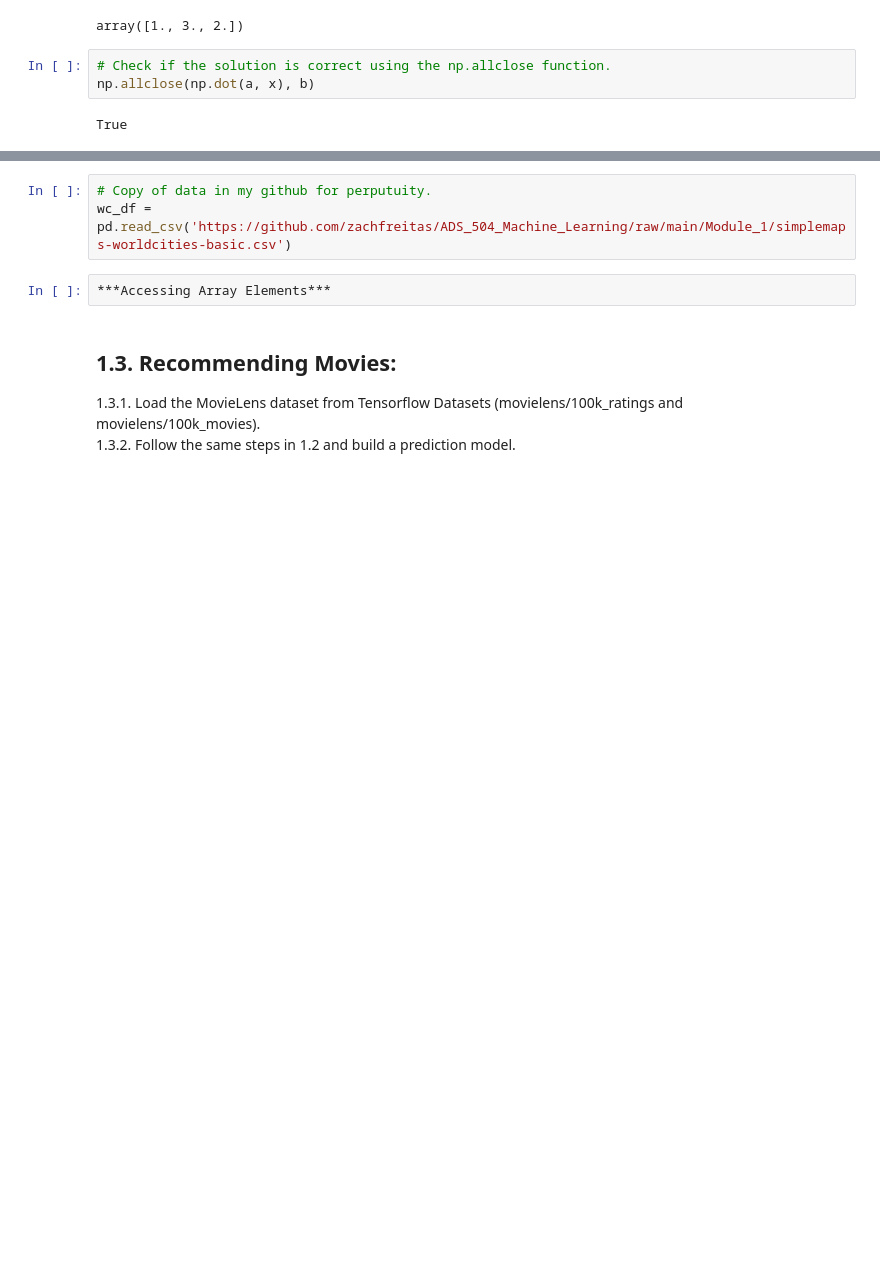
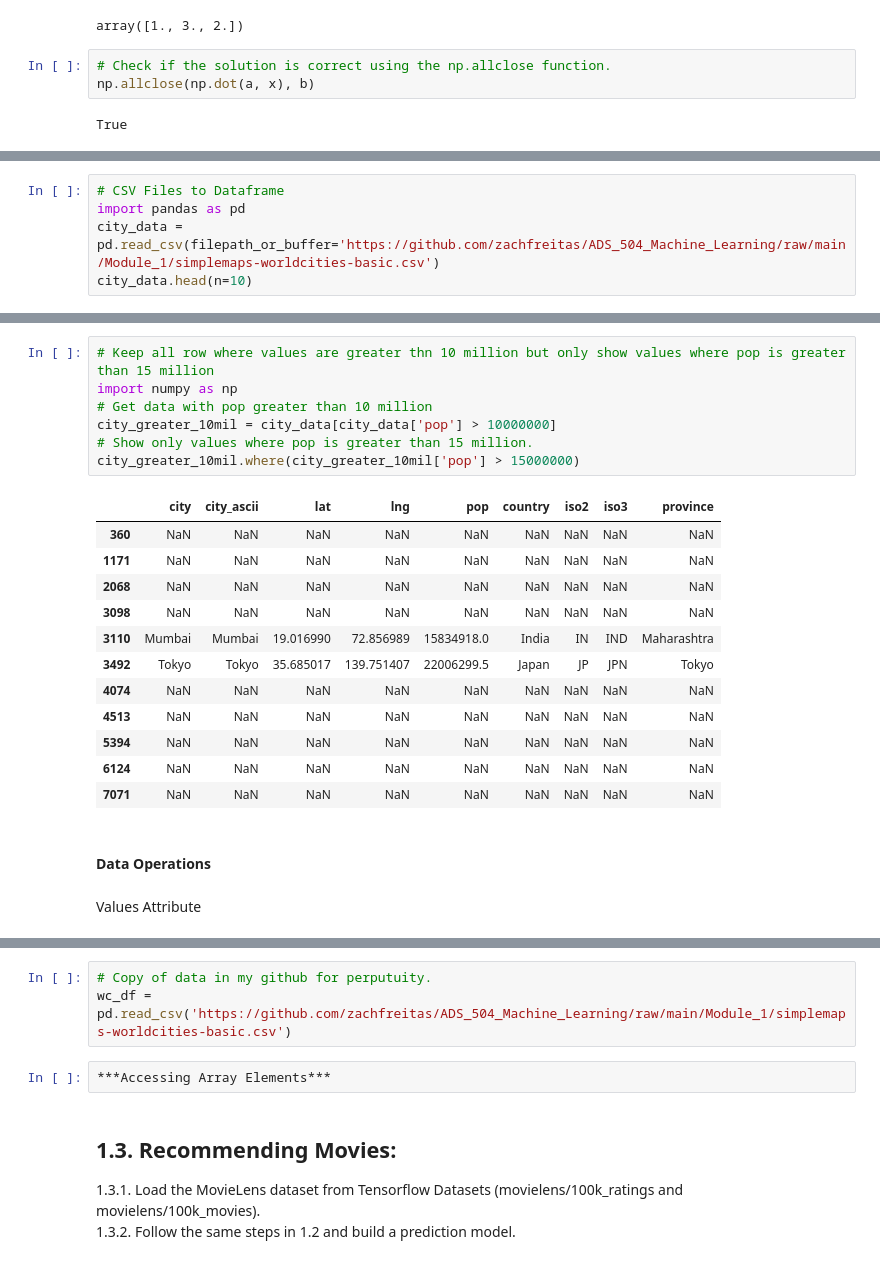
Before and after one commit to zachfreitas/ADS_504_Machine_Learning, a Jupyter notebook: Module_1/Assignment_1.ipynb, the cells around one changed output, grey strips where cells are left out. Drawn from its saved outputs; the diff is of its cells as text; blank space fills up the shorter version.

```diff
--- a/Module_1/Assignment_1.ipynb
+++ b/Module_1/Assignment_1.ipynb
@@ -984,0 +1001,5 @@ True
+# %%
+# CSV Files to Dataframe
+import pandas as pd
+city_data = pd.read_csv(filepath_or_buffer='https://github.com/zachfreitas/ADS_504_Machine_Learning/raw/main/Module_1/simplemaps-worldcities-basic.csv')
+city_data.head(n=10)
@@ -984,0 +1117,24 @@ True
+# %%
+# Keep all row where values are greater thn 10 million but only show values where pop is greater than 15 million
+import numpy as np
+# Get data with pop greater than 10 million
+city_greater_10mil = city_data[city_data['pop'] > 10000000]
+# Show only values where pop is greater than 15 million.
+city_greater_10mil.where(city_greater_10mil['pop'] > 15000000)
+# %% [output]
+|  | city | city_ascii | lat | lng | pop | country | iso2 | iso3 | province |
+| 360 | NaN | NaN | NaN | NaN | NaN | NaN | NaN | NaN | NaN |
+| 1171 | NaN | NaN | NaN | NaN | NaN | NaN | NaN | NaN | NaN |
+| 2068 | NaN | NaN | NaN | NaN | NaN | NaN | NaN | NaN | NaN |
+| 3098 | NaN | NaN | NaN | NaN | NaN | NaN | NaN | NaN | NaN |
+| 3110 | Mumbai | Mumbai | 19.016990 | 72.856989 | 15834918.0 | India | IN | IND | Maharashtra |
+| 3492 | Tokyo | Tokyo | 35.685017 | 139.751407 | 22006299.5 | Japan | JP | JPN | Tokyo |
+| 4074 | NaN | NaN | NaN | NaN | NaN | NaN | NaN | NaN | NaN |
+| 4513 | NaN | NaN | NaN | NaN | NaN | NaN | NaN | NaN | NaN |
+| 5394 | NaN | NaN | NaN | NaN | NaN | NaN | NaN | NaN | NaN |
+| 6124 | NaN | NaN | NaN | NaN | NaN | NaN | NaN | NaN | NaN |
+| 7071 | NaN | NaN | NaN | NaN | NaN | NaN | NaN | NaN | NaN |
+# %% [markdown]
+#### Data Operations
+# %% [markdown]
+Values Attribute
```
Also changed, not shown: parts of 64 cells of this notebook.
